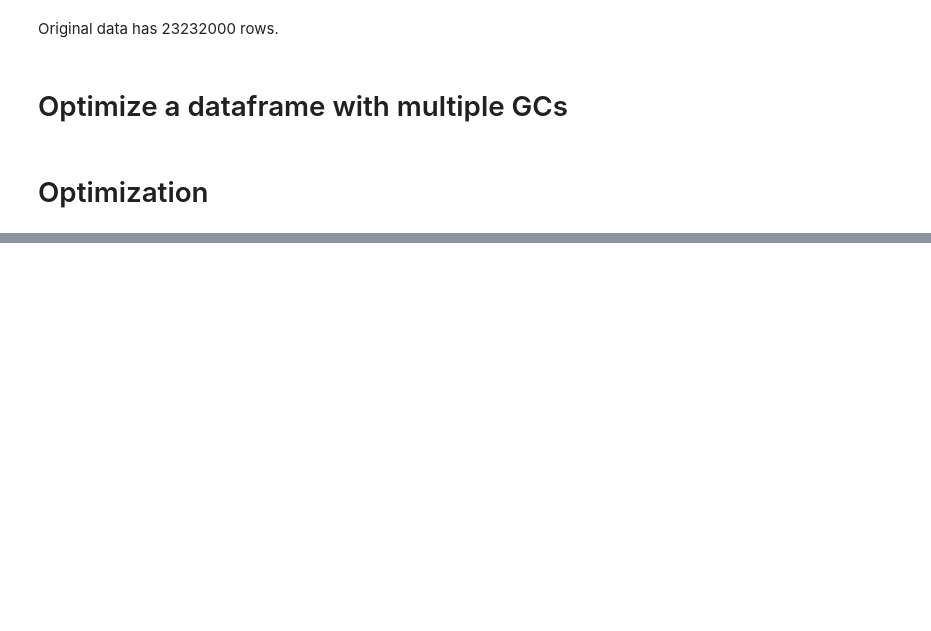
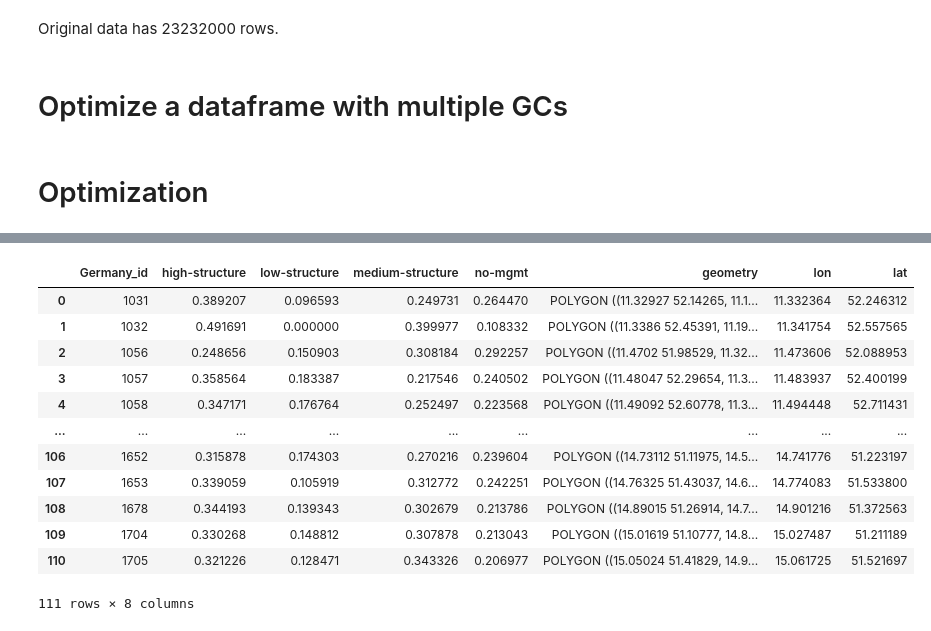
Before and after one commit to k-gregor/velux_optimization, a Jupyter notebook: iland_optimization.ipynb, the cells around one changed output, grey strips where cells are left out. Drawn from its saved outputs; the diff is of its cells as text; code cells hidden in the pictures; blank space fills up the shorter version.

```diff
--- a/iland_optimization.ipynb
+++ b/iland_optimization.ipynb
@@ -126,3 +249,19 @@ optimization_plots.plot_portfolios_on_hexagons(final_data, ILAND_MANAGEMENTS, ["
+# %%
+final_data
+# %% [output]
+|  | Germany_id | high-structure | low-structure | medium-structure | no-mgmt | geometry | lon | lat |
+| 0 | 1031 | 0.389207 | 0.096593 | 0.249731 | 0.264470 | POLYGON ((11.32927 52.14265, 11.1... | 11.332364 | 52.246312 |
+| 1 | 1032 | 0.491691 | 0.000000 | 0.399977 | 0.108332 | POLYGON ((11.3386 52.45391, 11.19... | 11.341754 | 52.557565 |
+| 2 | 1056 | 0.248656 | 0.150903 | 0.308184 | 0.292257 | POLYGON ((11.4702 51.98529, 11.32... | 11.473606 | 52.088953 |
+| 3 | 1057 | 0.358564 | 0.183387 | 0.217546 | 0.240502 | POLYGON ((11.48047 52.29654, 11.3... | 11.483937 | 52.400199 |
+| 4 | 1058 | 0.347171 | 0.176764 | 0.252497 | 0.223568 | POLYGON ((11.49092 52.60778, 11.3... | 11.494448 | 52.711431 |
+| ... | ... | ... | ... | ... | ... | ... | ... | ... |
+| 106 | 1652 | 0.315878 | 0.174303 | 0.270216 | 0.239604 | POLYGON ((14.73112 51.11975, 14.5... | 14.741776 | 51.223197 |
+| 107 | 1653 | 0.339059 | 0.105919 | 0.312772 | 0.242251 | POLYGON ((14.76325 51.43037, 14.6... | 14.774083 | 51.533800 |
+| 108 | 1678 | 0.344193 | 0.139343 | 0.302679 | 0.213786 | POLYGON ((14.89015 51.26914, 14.7... | 14.901216 | 51.372563 |
+| 109 | 1704 | 0.330268 | 0.148812 | 0.307878 | 0.213043 | POLYGON ((15.01619 51.10777, 14.8... | 15.027487 | 51.211189 |
+| 110 | 1705 | 0.321226 | 0.128471 | 0.343326 | 0.206977 | POLYGON ((15.05024 51.41829, 14.9... | 15.061725 | 51.521697 |
+111 rows × 8 columns
 # %% [markdown]
 # TODOs for Johannes
 
```
Also changed, not shown: parts of 21 cells of this notebook, 2 other files.
